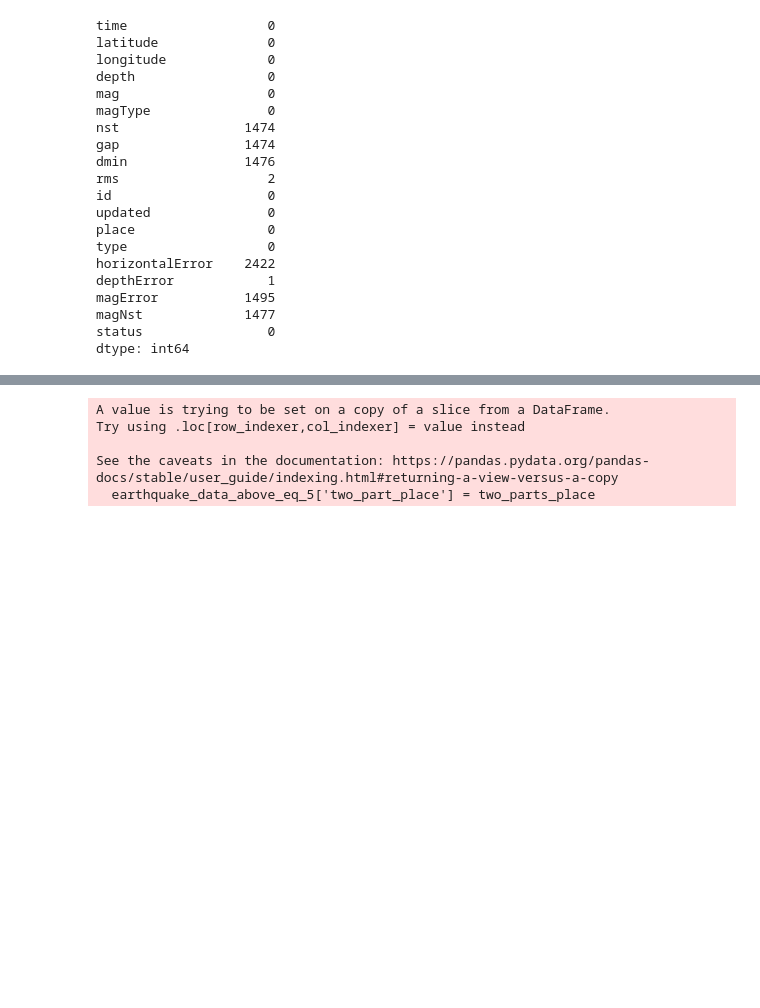
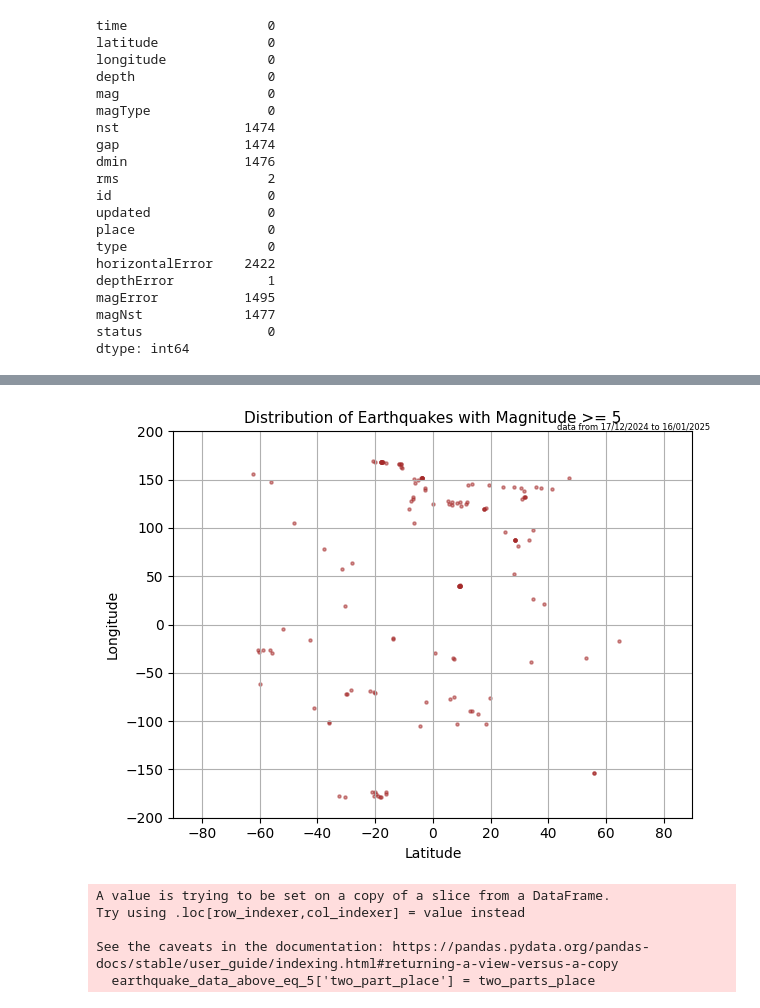
Before and after one commit to pkdc/earthquake-data-analysis, a Jupyter notebook: earthquake.ipynb, the cells around one changed output, grey strips where cells are left out. Cells and saved outputs as stored; diff of their text form; code cells hidden in the pictures; blank space fills up the shorter version.

```diff
--- a/earthquake.ipynb
+++ b/earthquake.ipynb
@@ -135,3 +116,35 @@ plt.savefig(filename, format = 'jpeg')
+# %%
+# Create a figure
+fig, ax = plt.subplots()
+
+# Filter earthquakes with magnitude >= 5
+earthquake_data_above_eq_5 = earthquake_data[earthquake_data['mag'] >= 5]
+lat_above_eq_5 = earthquake_data_above_eq_5['latitude']
+lng_above_eq_5 = earthquake_data_above_eq_5['longitude']
+
+# Scatter plot for earthquakes with magnitude >= 5
+eq_above_equal_5_scatter = ax.scatter(lat_above_eq_5, lng_above_eq_5, s=5, c='brown', marker='o', alpha=0.5)
+
+# Set title and labels for the second subplot
+ax.set_title('Distribution of Earthquakes with Magnitude >= 5', fontsize=11)
+ax.set_xlabel('Latitude')
+ax.set_ylabel('Longitude')
+ax.set_xlim(-90, 90)
+ax.set_ylim(-200, 200)
+ax.grid()
+ax.plot()
+
+# Add text annotation to the plot
+t1 = ax.text(43, 202, 'data from 17/12/2024 to 16/01/2025', fontsize=6)
+
+# Adjust layout to prevent overlap
+plt.tight_layout()
+
+# save the output as a jpeg
+filename = 'earthquakes_dist_mag_5.jpeg'
+plt.savefig(filename, format = 'jpeg')
+# %% [output]
+[figure, added]
 # %%
 import re
 
```
Also changed, not shown: parts of 1 cell of this notebook, 2 other files.
